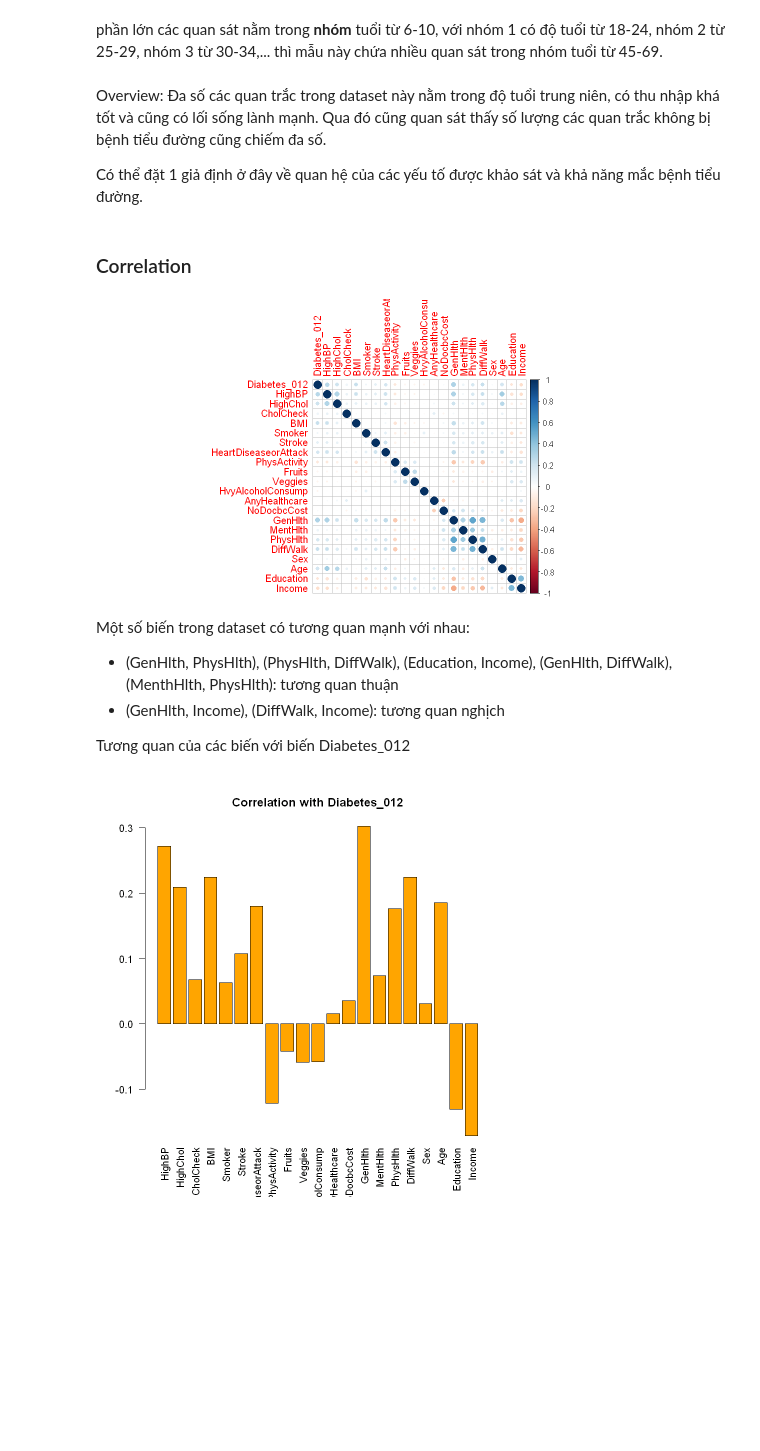
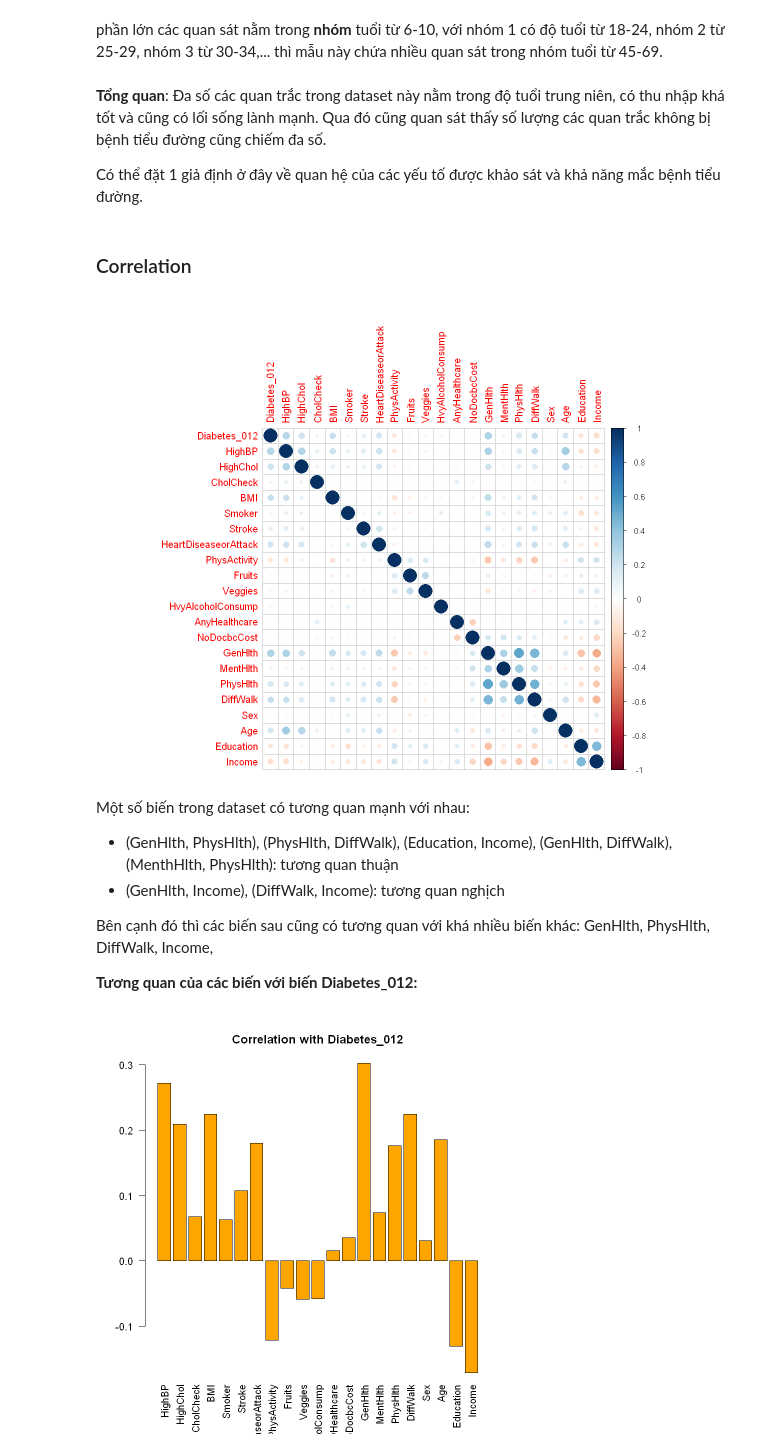
Before and after one commit to NgokNgo/Diabetes-Prediction, a Jupyter notebook: Rcode/EDA_r.ipynb, the cells around one changed output. Drawn from its saved outputs; the diff is of its cells as text; code cells hidden in the pictures; blank space fills up the shorter version.

```diff
--- a/Rcode/EDA_r.ipynb
+++ b/Rcode/EDA_r.ipynb
@@ -6,7 +6,7 @@ library(tidyr)
 library(reshape2)
 library(corrplot)
 # %%
-df <- read_csv('diabetes_012_health_indicators_BRFSS2015.csv')
+df <- read_csv('data/diabetes_012_health_indicators_BRFSS2015.csv')
 head(df,10)
 # %% [output]
 Rows: 253680 Columns: 22
@@ -217,22 +223,24 @@ ggplot(df, aes(x = factor(0), y = Age, fill = factor(0))) +
 # %% [markdown]
 phần lớn các quan sát nằm trong **nhóm** tuổi từ 6-10, với nhóm 1 có độ tuổi từ 18-24, nhóm 2 từ 25-29, nhóm 3 từ 30-34,... thì mẫu này chứa nhiều quan sát trong nhóm tuổi từ 45-69.
 # %% [markdown]
-Overview: Đa số các quan trắc trong dataset này nằm trong độ tuổi trung niên, có thu nhập khá tốt và cũng có lối sống lành mạnh. Qua đó cũng quan sát thấy số lượng các quan trắc không bị bệnh tiểu đường cũng chiếm đa số.
+**Tổng quan**: Đa số các quan trắc trong dataset này nằm trong độ tuổi trung niên, có thu nhập khá tốt và cũng có lối sống lành mạnh. Qua đó cũng quan sát thấy số lượng các quan trắc không bị bệnh tiểu đường cũng chiếm đa số.
 
 Có thể đặt 1 giả định ở đây về quan hệ của các yếu tố được khảo sát và khả năng mắc bệnh tiểu đường.
 # %% [markdown]
 ### Correlation
 # %%
-corr <- cor(df, use = "complete.obs")
-corrplot(corr)
+correlation <- cor(df, use = 'pairwise.complete.obs')
+corrplot(correlation)
 # %% [output]
-[figure, old version]
+[figure, new version]
 # %% [markdown]
 Một số biến trong dataset có tương quan mạnh với nhau:
 - (GenHlth, PhysHlth), (PhysHlth, DiffWalk), (Education, Income), (GenHlth, DiffWalk), (MenthHlth, PhysHlth): tương quan thuận
 - (GenHlth, Income), (DiffWalk, Income): tương quan nghịch
 
-Tương quan của các biến với biến Diabetes_012
+Bên cạnh đó thì các biến sau cũng có tương quan với khá nhiều biến khác: GenHlth, PhysHlth, DiffWalk, Income,
+
+**Tương quan của các biến với biến Diabetes_012:**
 # %%
 correlation_with_diabetes <- cor(df)[, "Diabetes_012"]
 barplot(correlation_with_diabetes[-which(names(correlation_with_diabetes) == "Diabetes_012")],
```
Also changed, not shown: parts of 37 cells of this notebook, 6 other files.
